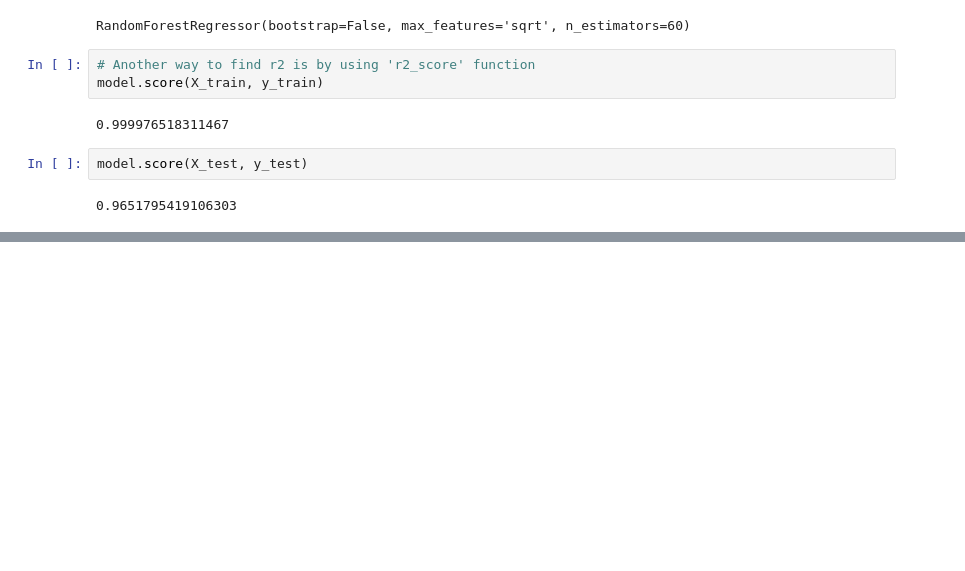
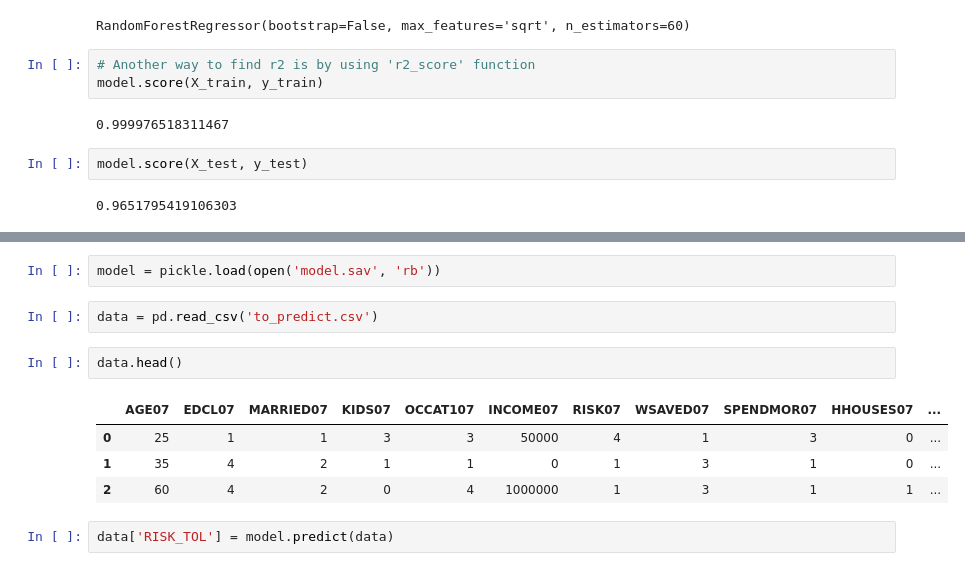
Before and after one commit to tomasz-te/Risk-Tolerance, a Jupyter notebook: Investor_risk_tolerance.ipynb, the cells around one changed output, grey strips where cells are left out. Drawn from its saved outputs; the diff is of its cells as text; blank space fills up the shorter version.

```diff
--- a/Investor_risk_tolerance.ipynb
+++ b/Investor_risk_tolerance.ipynb
@@ -308,0 +311,13 @@ pickle.dump(model, open('model.sav', 'wb'))
+# %%
+model = pickle.load(open('model.sav', 'rb'))
+# %%
+data = pd.read_csv('to_predict.csv')
+# %%
+data.head()
+# %% [output]
+|  | AGE07 | EDCL07 | MARRIED07 | KIDS07 | OCCAT107 | INCOME07 | RISK07 | WSAVED07 | SPENDMOR07 | HHOUSES07 | ... |
+| 0 | 25 | 1 | 1 | 3 | 3 | 50000 | 4 | 1 | 3 | 0 | ... |
+| 1 | 35 | 4 | 2 | 1 | 1 | 0 | 1 | 3 | 1 | 0 | ... |
+| 2 | 60 | 4 | 2 | 0 | 4 | 1000000 | 1 | 3 | 1 | 1 | ... |
+# %%
+data['RISK_TOL'] = model.predict(data)
```
Also changed, not shown: parts of 12 cells of this notebook.
